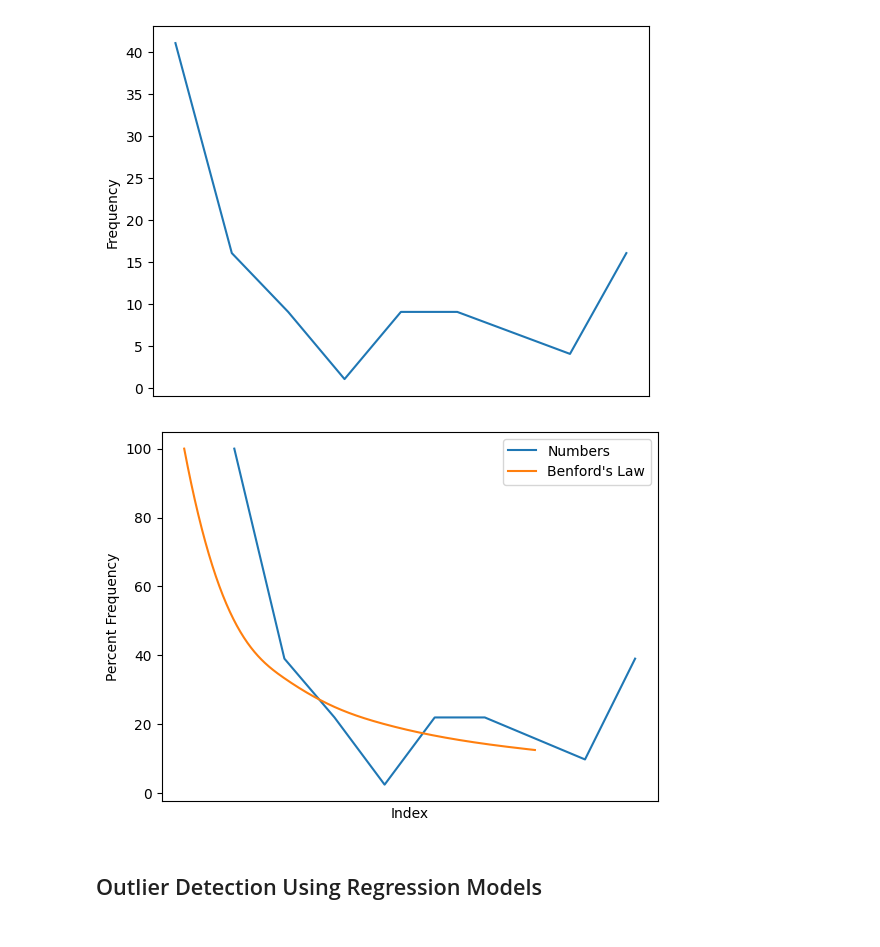
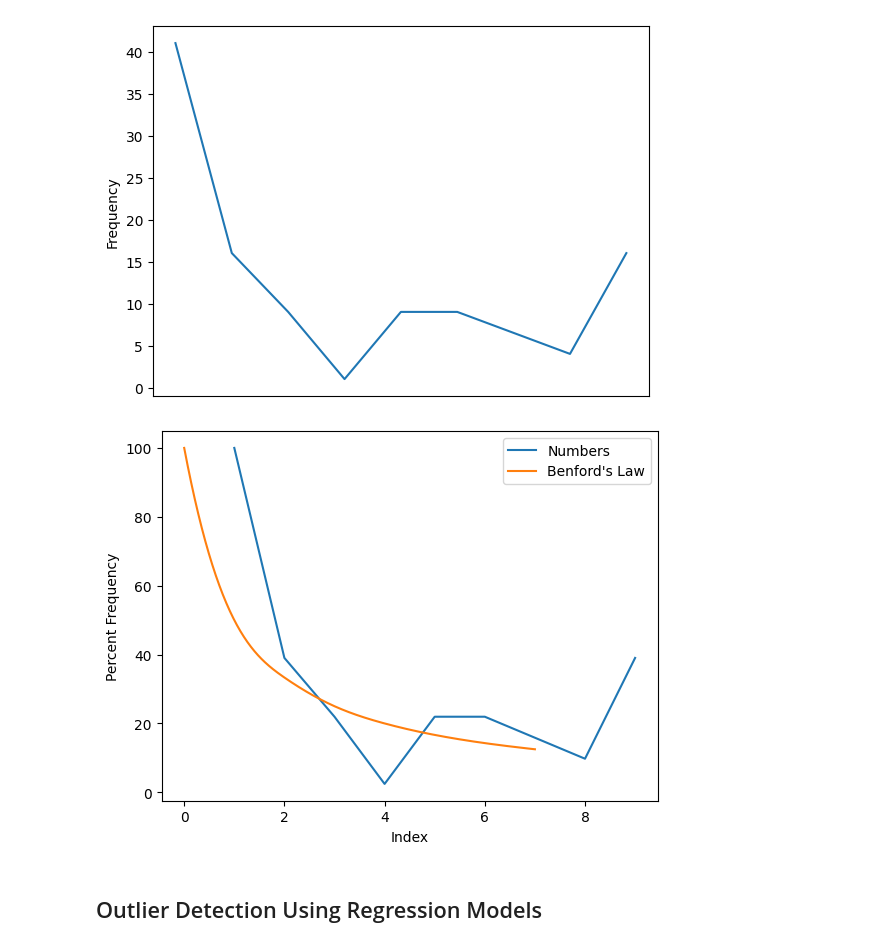
Before and after one commit to DrStephPowers/BIA, a Jupyter notebook: Ch9_Outliers_pynb.ipynb, the cells around one changed output. Drawn from its saved outputs; the diff is of its cells as text; code cells hidden in the pictures.

```diff
--- a/Ch9_Outliers_pynb.ipynb
+++ b/Ch9_Outliers_pynb.ipynb
@@ -175,13 +174,12 @@ freq_per = freq.values/freq.values[0]*100
 # %%
 plt.plot(freq.index, freq_per)
 plt.plot(x,y)
 plt.legend(["Numbers", "Benford's Law"])
-plt.xticks([])
 plt.ylabel("Percent Frequency")
 plt.xlabel("Index")
 plt.show()
 # %% [output]
-[figure, old version]
+[figure, new version]
 # %% [markdown]
 ## Outlier Detection Using Regression Models
 # %% [markdown]
```
Also changed, not shown: parts of 10 cells of this notebook.
